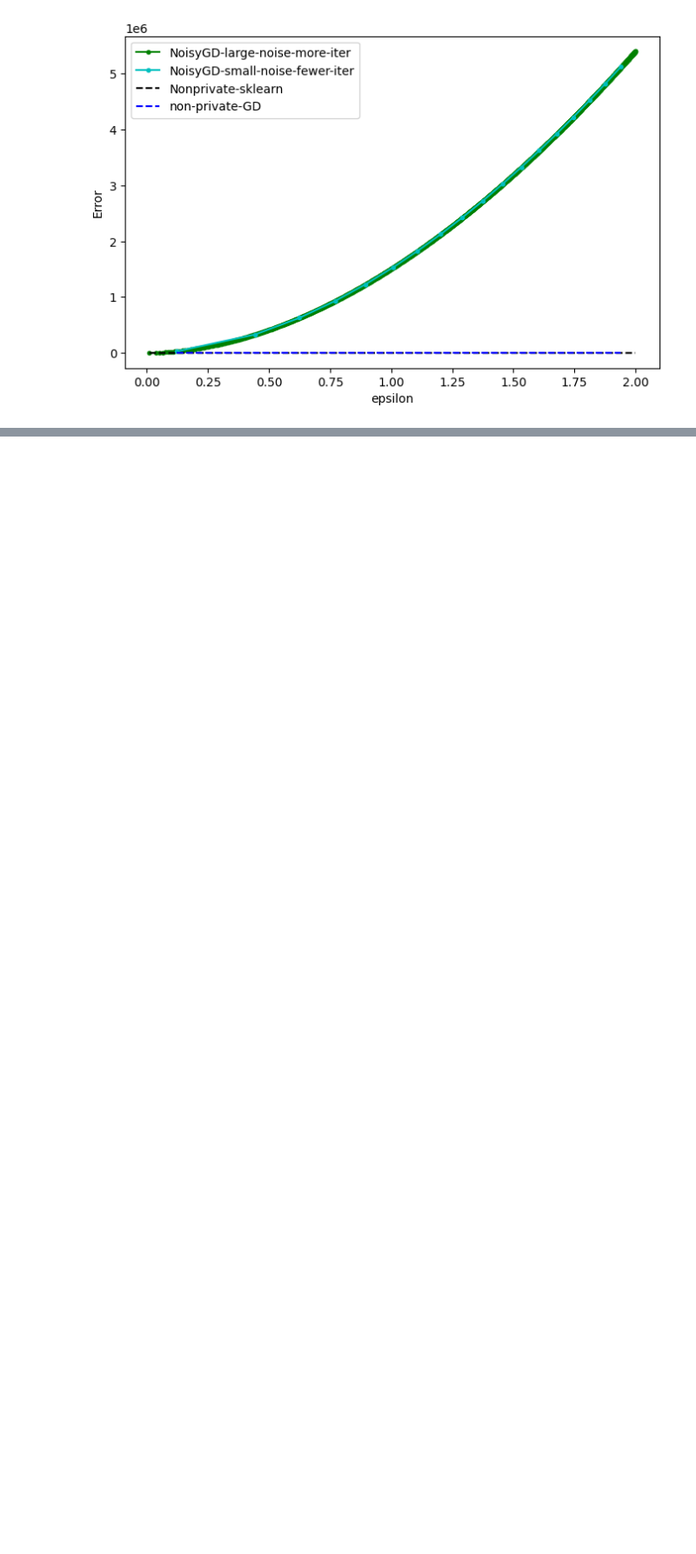
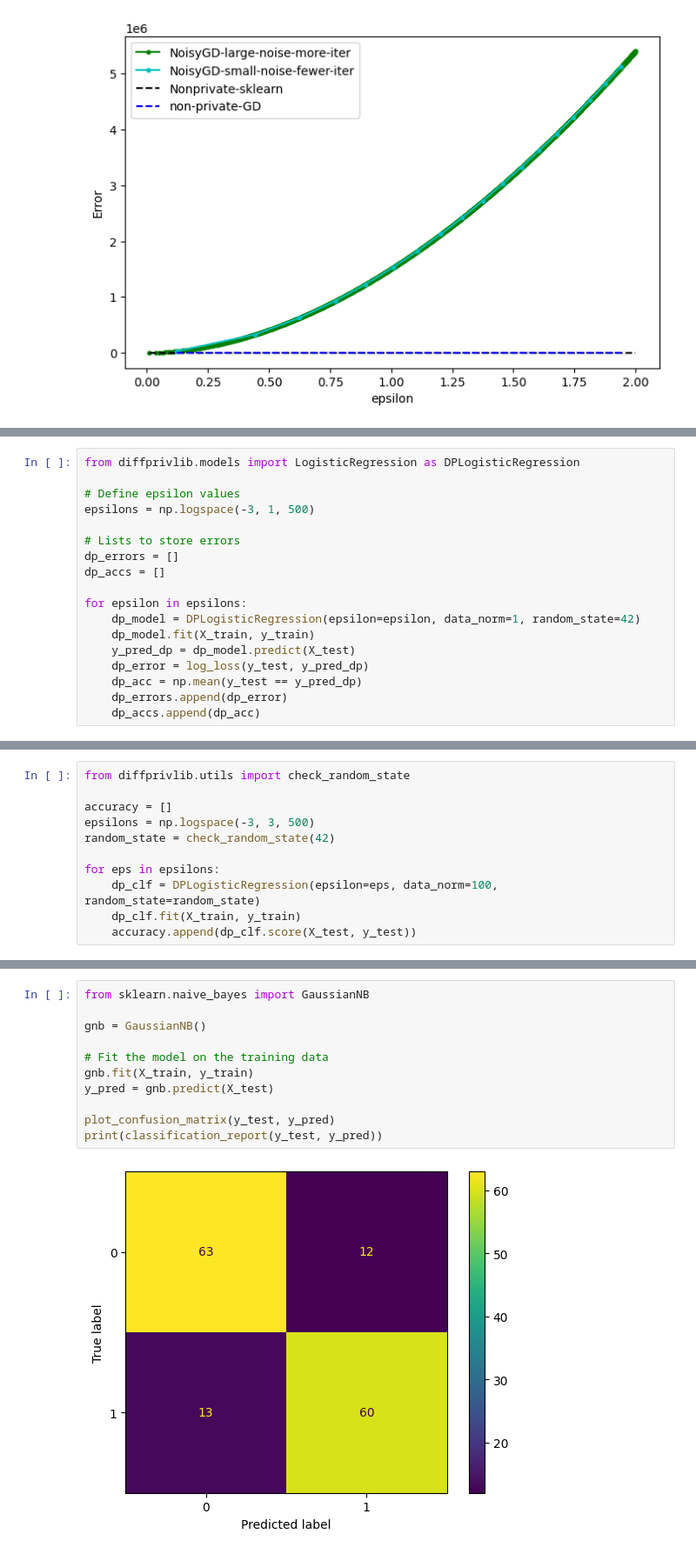
Before and after one commit to y00628/dpml-nhanes-vitamin, a Jupyter notebook: heart_disease_uci_dpml.ipynb, the cells around one changed output, grey strips where cells are left out. Shown: that part at 87% size. Saved outputs shown, nothing was run; the diff lists cells and outputs as text; blank space fills up the shorter version.

```diff
--- a/heart_disease_uci_dpml.ipynb
+++ b/heart_disease_uci_dpml.ipynb
@@ -401,0 +373,18 @@ plt.show()
+# %%
+from diffprivlib.models import LogisticRegression as DPLogisticRegression
+
+# Define epsilon values
+epsilons = np.logspace(-3, 1, 500)
+
+# Lists to store errors
+dp_errors = []
+dp_accs = []
+
+for epsilon in epsilons:
+    dp_model = DPLogisticRegression(epsilon=epsilon, data_norm=1, random_state=42)
+    dp_model.fit(X_train, y_train)
+    y_pred_dp = dp_model.predict(X_test)
+    dp_error = log_loss(y_test, y_pred_dp)
+    dp_acc = np.mean(y_test == y_pred_dp)
+    dp_errors.append(dp_error)
+    dp_accs.append(dp_acc)
@@ -401,0 +402,11 @@ plt.show()
+# %%
+from diffprivlib.utils import check_random_state
+
+accuracy = []
+epsilons = np.logspace(-3, 3, 500)
+random_state = check_random_state(42)
+
+for eps in epsilons:
+    dp_clf = DPLogisticRegression(epsilon=eps, data_norm=100, random_state=random_state)
+    dp_clf.fit(X_train, y_train)
+    accuracy.append(dp_clf.score(X_test, y_test))
@@ -401,0 +433,13 @@ plt.show()
+# %%
+from sklearn.naive_bayes import GaussianNB
+
+gnb = GaussianNB()
+
+# Fit the model on the training data
+gnb.fit(X_train, y_train)
+y_pred = gnb.predict(X_test)
+
+plot_confusion_matrix(y_test, y_pred)
+print(classification_report(y_test, y_pred))
+# %% [output]
+[figure, added]
```
Also changed, not shown: parts of 15 cells of this notebook, 1 other file.
